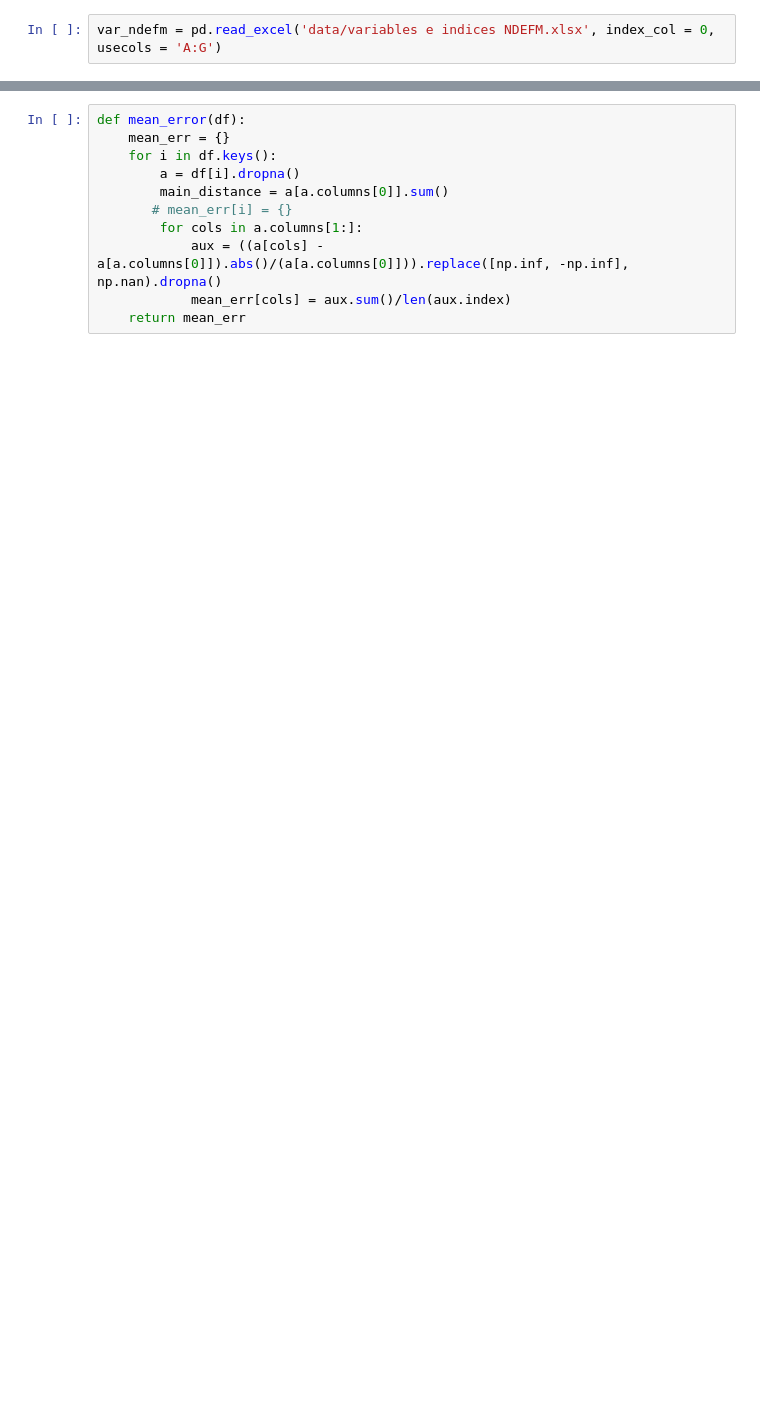
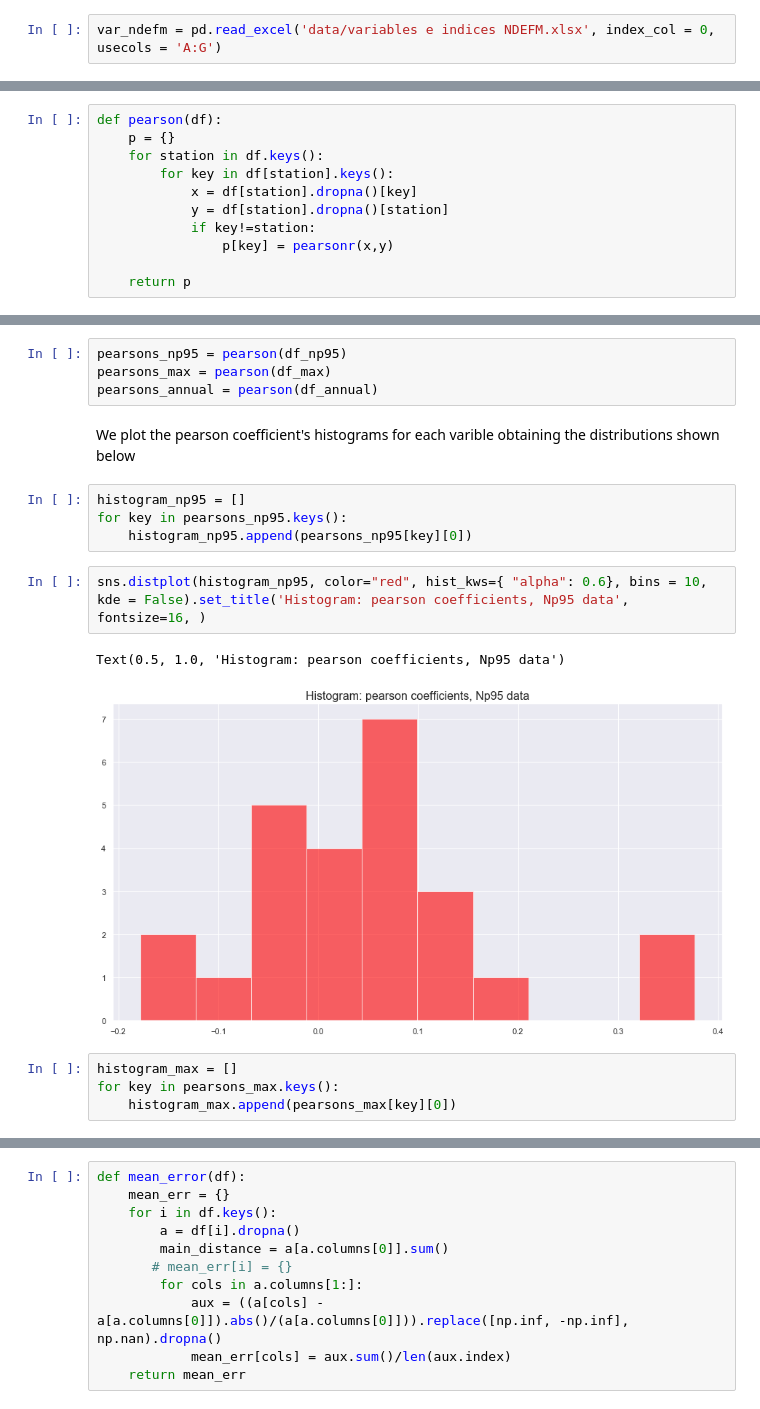
Before and after one commit to lambdaclass/finance_playground, a Jupyter notebook: notebooks/metadata-2020/rain-forecast/model_analysis.ipynb, the cells around one changed output, grey strips where cells are left out. Cells and saved outputs as stored; diff of their text form; blank space fills up the shorter version.

```diff
--- a/notebooks/metadata-2020/rain-forecast/model_analysis.ipynb
+++ b/notebooks/metadata-2020/rain-forecast/model_analysis.ipynb
@@ -260,0 +164,11 @@ a la estación más cercana, para ver alguna relación entre la lejanía con el
+# %%
+def pearson(df):
+    p = {}
+    for station in df.keys():
+        for key in df[station].keys():
+            x = df[station].dropna()[key]
+            y = df[station].dropna()[station]
+            if key!=station:
+                p[key] = pearsonr(x,y)
+
+    return p
@@ -260,0 +183,19 @@ a la estación más cercana, para ver alguna relación entre la lejanía con el
+# %%
+pearsons_np95 = pearson(df_np95)
+pearsons_max = pearson(df_max)
+pearsons_annual = pearson(df_annual)
+# %% [markdown]
+We plot the pearson coefficient's histograms for each varible obtaining the distributions shown below
+# %%
+histogram_np95 = []
+for key in pearsons_np95.keys():
+    histogram_np95.append(pearsons_np95[key][0])
+# %%
+sns.distplot(histogram_np95, color="red", hist_kws={ "alpha": 0.6}, bins = 10,  kde = False).set_title('Histogram: pearson coefficients, Np95 data', fontsize=16, )
+# %% [output]
+Text(0.5, 1.0, 'Histogram: pearson coefficients, Np95 data')
+[figure, added]
+# %%
+histogram_max = []
+for key in pearsons_max.keys():
+    histogram_max.append(pearsons_max[key][0])
```
Also changed, not shown: parts of 132 cells of this notebook.
